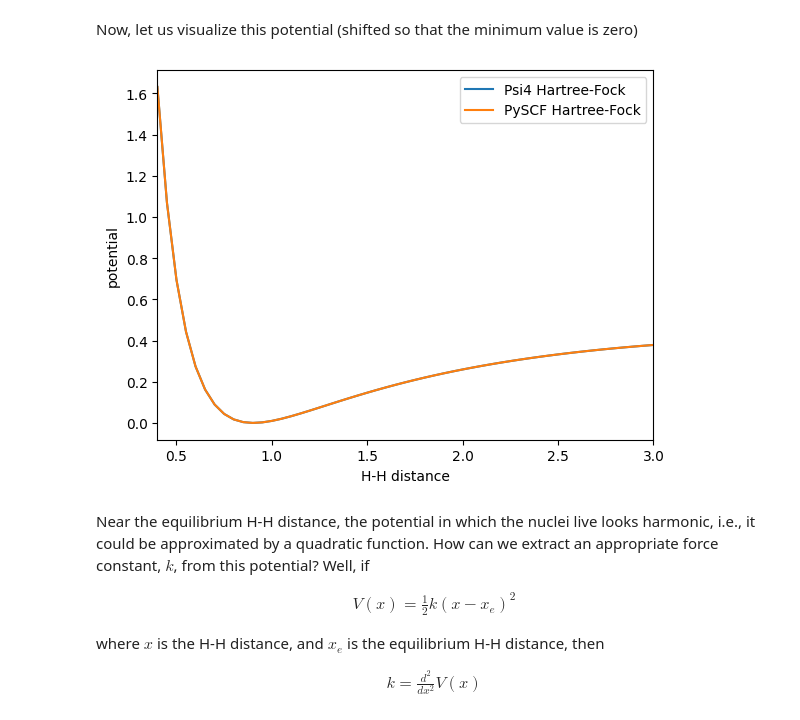
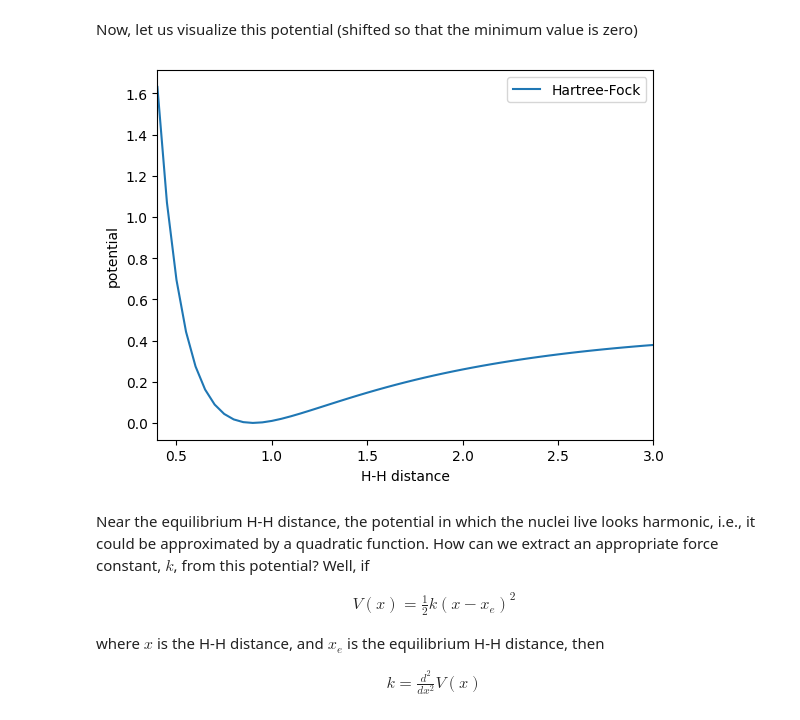
Before and after one commit to FoleyLab/chem3141-book, a Jupyter notebook: _build/jupyter_execute/content/lecture_notes/vibration.ipynb, the cells around one changed output. Saved outputs shown, nothing was run; the diff lists cells and outputs as text; code cells hidden in the pictures.

```diff
--- a/_build/jupyter_execute/content/lecture_notes/vibration.ipynb
+++ b/_build/jupyter_execute/content/lecture_notes/vibration.ipynb
@@ -31,30 +31,3 @@ V(x) = \frac{1}{2} k (x - x_e)^2
 \end{align}$$
 
 Because the harmonic oscillator problem is a model for molecular vibrations, it will be illustrative to consider how this potential relates to one for an actual molecular system. For the sake of simlicity, let us take the molecule to be molecular hydrogen, H$_2$. Below, we will calculate the potential energy curve along the bond stretch coordinate for H$_2$ using one of the simplest procedures for finding approximate solutions to the electronic part of the Schrödinger equation, the Hartree-Fock approach. You can read more about Hartree-Fock theory in [this notebook](https://deprincelab.github.io/tutorials/jupyter_notebooks/hartree_fock/index.html). Specifically, we will use the unrestricted Hartree-Fock approach, as implemented in the [Psi4](https://psicode.org) electronic structure package, with the cc-pVDZ basis set.
-# %%
-import psi4
-import numpy as np
-
-# set molecule
-mol = psi4.geometry("""
-H
-F 1 x
-symmetry c1
-""")
-
-# set some options for psi4
-psi4.set_options({'basis': 'cc-pvdz',
-                  'guess_mix': True,
-                  'reference': 'rhf'})
-
-# tell psi4 not to print any output to the screen
-psi4.core.be_quiet()
-
-# calculate the energy at different H-H separations, x
-psi4_hf_potential = []
-dx = 0.05
-x = np.arange(0.4, 3.05, dx)
-for i in range (0, len(x)):
-    mol.x = x[i]
-    en = psi4.energy('scf')
-    psi4_hf_potential.append(en)
@@ -64,4 +34,5 @@ Molecule: geometry: Molecule is not complete, please use 'update_geometry'
 # %%
+!pip install pyscf
 import numpy as np
 from pyscf import gto, scf # Import necessary modules
 
@@ -71,7 +42,7 @@ H 0 0 0
 F {} 0 0
 """
 
-pyscf_hf_potential = []
+hf_potential = []
 dx = 0.05
 x = np.arange(0.4, 3.05, dx)
 
@@ -91,4 +62,4 @@ for i in range(len(x)):
 
     # Extract the energy
     en = mf.e_tot
-    pyscf_hf_potential.append(en)
+    hf_potential.append(en)
@@ -96,27 +73,24 @@ for i in range(len(x)):
 Now, let us visualize this potential (shifted so that the minimum value is zero)
 # %%
 # minimum energy
-V_e_psi4 = min(psi4_hf_potential)
-V_e_pyscf = min(pyscf_hf_potential)
-assert np.isclose(V_e_psi4, V_e_pyscf)
+V_e = min(hf_potential)
+
 
 # shift potential so the minimum value is zero
-psi4_hf_potential = np.array(psi4_hf_potential) - V_e_psi4
-pyscf_hf_potential = np.array(pyscf_hf_potential) - V_e_pyscf
+hf_potential = np.array(hf_potential) - V_e
 
 import matplotlib.pyplot as plt
 
 plt.figure()
-plt.plot(x, psi4_hf_potential, label='Psi4 Hartree-Fock')
-plt.plot(x, pyscf_hf_potential, label='PySCF Hartree-Fock')
+plt.plot(x, hf_potential, label='Hartree-Fock')
 plt.xlim(x[0], x[-1])
 #plt.ylim(0, 0.2)
 plt.ylabel('potential')
 plt.xlabel('H-H distance')
 plt.legend()
 plt.show()
 # %% [output]
-[figure, old version]
+[figure, new version]
 # %% [markdown]
 Near the equilibrium H-H distance, the potential in which the nuclei live looks harmonic, i.e., it could be approximated by a quadratic function. How can we extract an appropriate force constant, $k$, from this potential? Well, if
 
```
Also changed, not shown: parts of 8 cells of this notebook, 8 other files.
